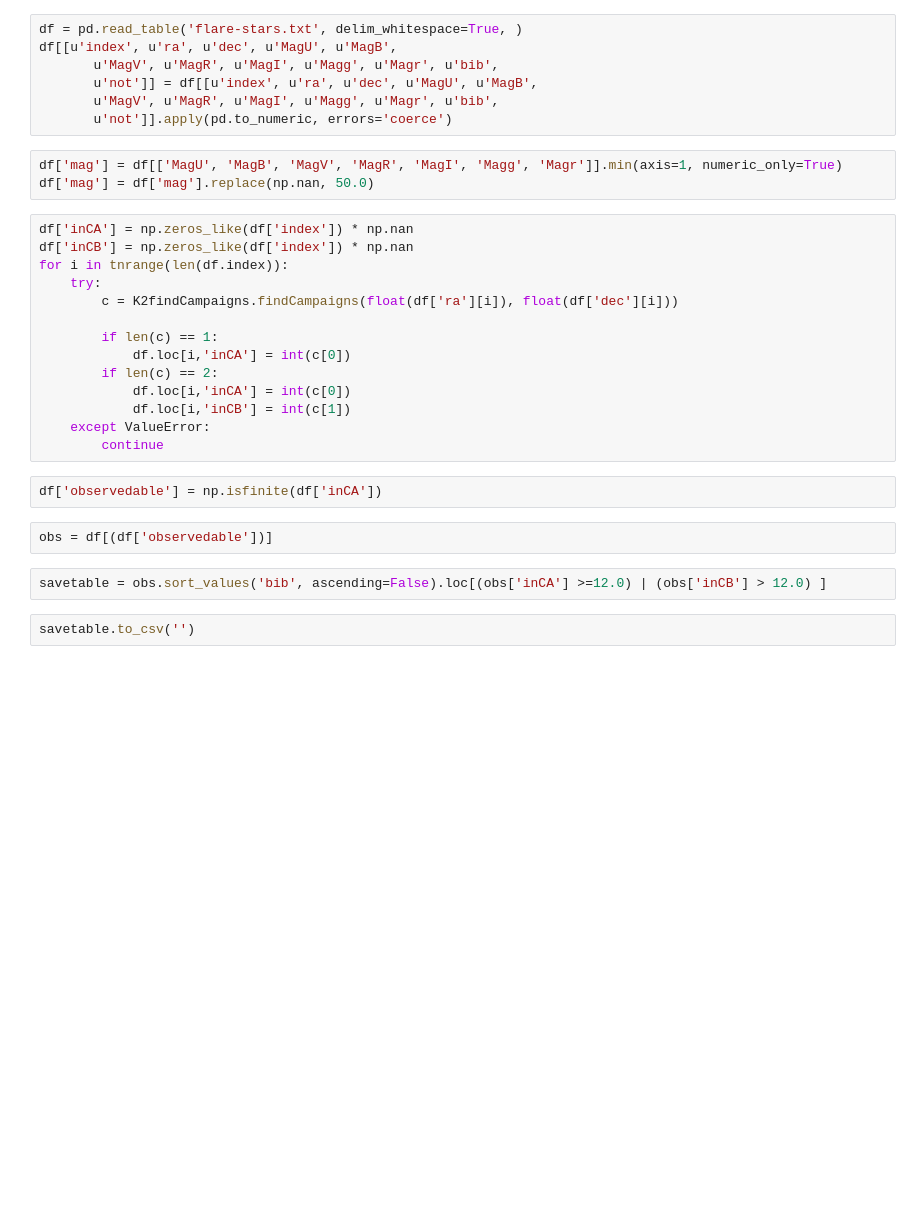
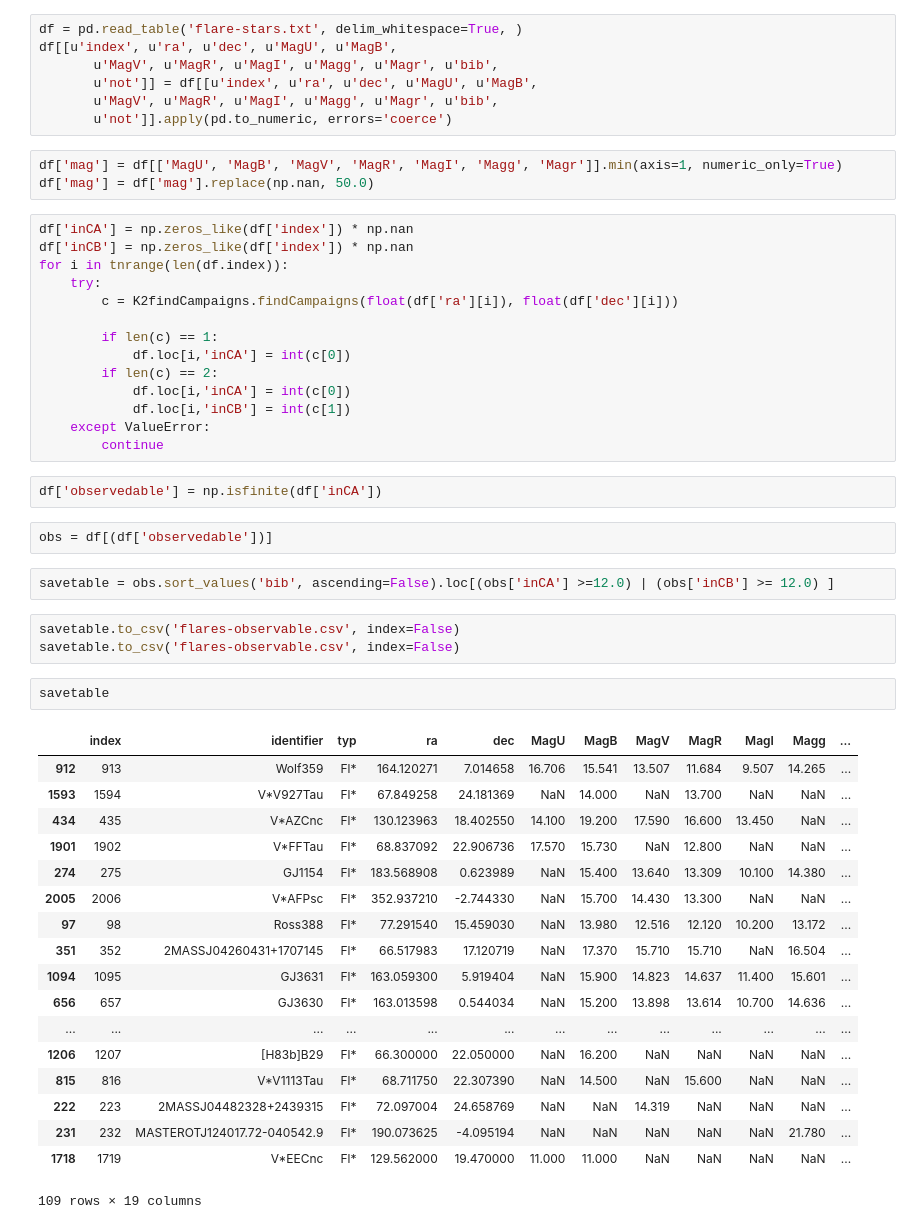
Before and after one commit to mrtommyb/radioflares, a Jupyter notebook: messing-around.ipynb, the cells around one changed output. Cells and saved outputs as stored; diff of their text form; blank space fills up the shorter version.

```diff
--- a/messing-around.ipynb
+++ b/messing-around.ipynb
@@ -38,6 +38,28 @@ df['observedable'] = np.isfinite(df['inCA'])
 # %%
 obs = df[(df['observedable'])]
 # %%
-savetable = obs.sort_values('bib', ascending=False).loc[(obs['inCA'] >=12.0) | (obs['inCB'] > 12.0) ]
+savetable = obs.sort_values('bib', ascending=False).loc[(obs['inCA'] >=12.0) | (obs['inCB'] >= 12.0) ]
+# %%
+savetable.to_csv('flares-observable.csv', index=False)
+savetable.to_csv('flares-observable.csv', index=False)
 # %%
-savetable.to_csv('')
+savetable
+# %% [output]
+|  | index | identifier | typ | ra | dec | MagU | MagB | MagV | MagR | MagI | Magg | ... |
+| 912 | 913 | Wolf359 | Fl* | 164.120271 | 7.014658 | 16.706 | 15.541 | 13.507 | 11.684 | 9.507 | 14.265 | ... |
+| 1593 | 1594 | V*V927Tau | Fl* | 67.849258 | 24.181369 | NaN | 14.000 | NaN | 13.700 | NaN | NaN | ... |
+| 434 | 435 | V*AZCnc | Fl* | 130.123963 | 18.402550 | 14.100 | 19.200 | 17.590 | 16.600 | 13.450 | NaN | ... |
+| 1901 | 1902 | V*FFTau | Fl* | 68.837092 | 22.906736 | 17.570 | 15.730 | NaN | 12.800 | NaN | NaN | ... |
+| 274 | 275 | GJ1154 | Fl* | 183.568908 | 0.623989 | NaN | 15.400 | 13.640 | 13.309 | 10.100 | 14.380 | ... |
+| 2005 | 2006 | V*AFPsc | Fl* | 352.937210 | -2.744330 | NaN | 15.700 | 14.430 | 13.300 | NaN | NaN | ... |
+| 97 | 98 | Ross388 | Fl* | 77.291540 | 15.459030 | NaN | 13.980 | 12.516 | 12.120 | 10.200 | 13.172 | ... |
+| 351 | 352 | 2MASSJ04260431+1707145 | Fl* | 66.517983 | 17.120719 | NaN | 17.370 | 15.710 | 15.710 | NaN | 16.504 | ... |
+| 1094 | 1095 | GJ3631 | Fl* | 163.059300 | 5.919404 | NaN | 15.900 | 14.823 | 14.637 | 11.400 | 15.601 | ... |
+| 656 | 657 | GJ3630 | Fl* | 163.013598 | 0.544034 | NaN | 15.200 | 13.898 | 13.614 | 10.700 | 14.636 | ... |
+| ... | ... | ... | ... | ... | ... | ... | ... | ... | ... | ... | ... | ... |
+| 1206 | 1207 | [H83b]B29 | Fl* | 66.300000 | 22.050000 | NaN | 16.200 | NaN | NaN | NaN | NaN | ... |
+| 815 | 816 | V*V1113Tau | Fl* | 68.711750 | 22.307390 | NaN | 14.500 | NaN | 15.600 | NaN | NaN | ... |
+| 222 | 223 | 2MASSJ04482328+2439315 | Fl* | 72.097004 | 24.658769 | NaN | NaN | 14.319 | NaN | NaN | NaN | ... |
+| 231 | 232 | MASTEROTJ124017.72-040542.9 | Fl* | 190.073625 | -4.095194 | NaN | NaN | NaN | NaN | NaN | 21.780 | ... |
+| 1718 | 1719 | V*EECnc | Fl* | 129.562000 | 19.470000 | 11.000 | 11.000 | NaN | NaN | NaN | NaN | ... |
+109 rows × 19 columns
```
